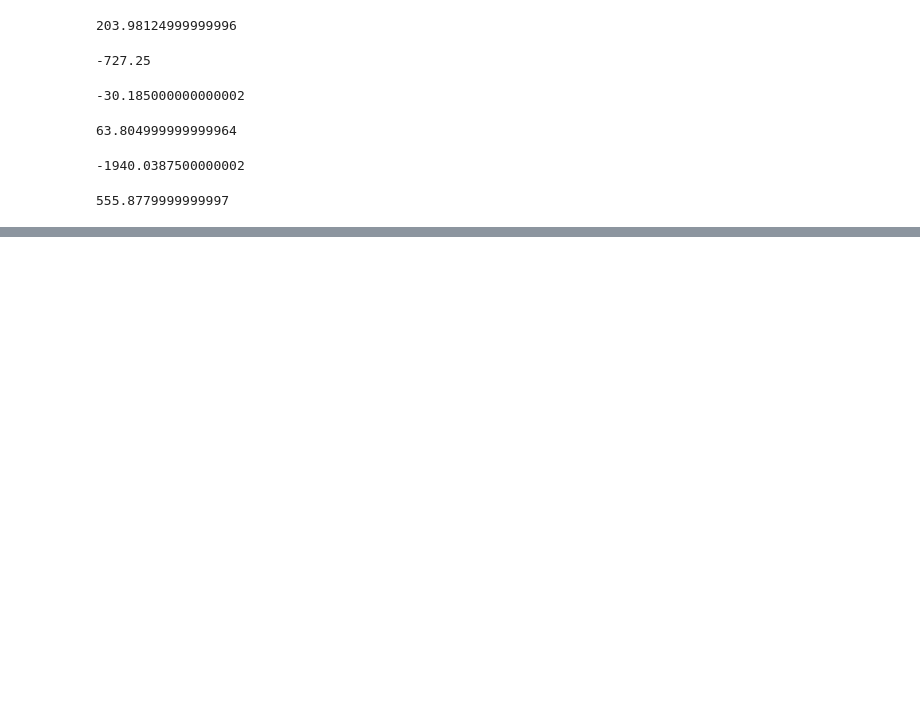
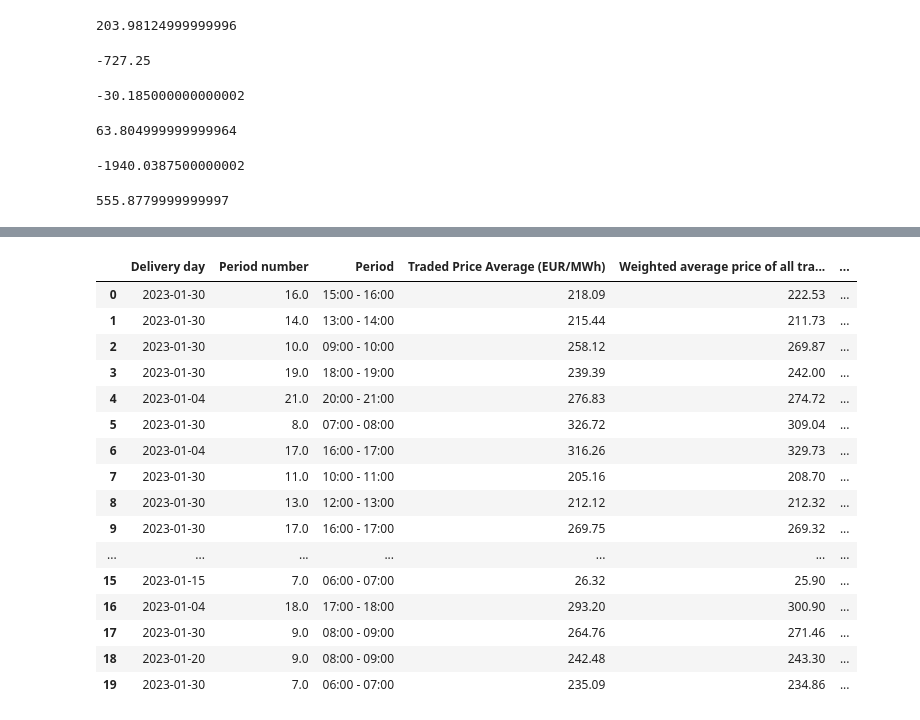
Before and after one commit to tomektom10/dataScienceBootCamp, a Jupyter notebook: ENERGIA_anal_szczegolowe.ipynb, the cells around one changed output, grey strips where cells are left out. Saved outputs shown, nothing was run; the diff lists cells and outputs as text; code cells hidden in the pictures; blank space fills up the shorter version.

```diff
--- a/ENERGIA_anal_szczegolowe.ipynb
+++ b/ENERGIA_anal_szczegolowe.ipynb
@@ -120,0 +163,6 @@ total_profit_loss
+# %%
+# Creating a new DataFrame where 'Bilans' is greater than 'Price SK'
+df_bilans_greater_than_price_sk = df_january[df_january['Bilans'] > df_january['Price SK (EUR/MWh)']]
+
+df_bilans_greater_than_price_sk.reset_index(drop=True, inplace=True)
+df_bilans_greater_than_price_sk
@@ -120,0 +183,8 @@ total_profit_loss
+# %%
+# Re-calculating the profit or loss with the correct interpretation
+# When selling at 'Price SK' and buying back at 'Bilans', the profit or loss is calculated as:
+# Profit or Loss = Price SK - Bilans
+
+df_bilans_greater_than_price_sk['Profit_loss_od_szorta'] = df_bilans_greater_than_price_sk['Price SK (EUR/MWh)'] - df_bilans_greater_than_price_sk['Bilans']
+
+df_bilans_greater_than_price_sk
@@ -120,0 +210,26 @@ total_profit_loss
+# %%
+
+# Finding the 10 largest losses (smallest Profit_Loss values)
+largest_losses = df_bilans_greater_than_price_sk.nlargest(20, 'Profit_Loss')
+
+largest_losses.reset_index(drop=True, inplace=True)
+largest_losses
+######## NAJWIKESZKE STRATY W STYCZNIU 2023 OD SZORTA.....
+# %% [output]
+|  | Delivery day | Period number | Period | Traded Price Average (EUR/MWh) | Weighted average price of all tra... | ... |
+| 0 | 2023-01-30 | 16.0 | 15:00 - 16:00 | 218.09 | 222.53 | ... |
+| 1 | 2023-01-30 | 14.0 | 13:00 - 14:00 | 215.44 | 211.73 | ... |
+| 2 | 2023-01-30 | 10.0 | 09:00 - 10:00 | 258.12 | 269.87 | ... |
+| 3 | 2023-01-30 | 19.0 | 18:00 - 19:00 | 239.39 | 242.00 | ... |
+| 4 | 2023-01-04 | 21.0 | 20:00 - 21:00 | 276.83 | 274.72 | ... |
+| 5 | 2023-01-30 | 8.0 | 07:00 - 08:00 | 326.72 | 309.04 | ... |
+| 6 | 2023-01-04 | 17.0 | 16:00 - 17:00 | 316.26 | 329.73 | ... |
+| 7 | 2023-01-30 | 11.0 | 10:00 - 11:00 | 205.16 | 208.70 | ... |
+| 8 | 2023-01-30 | 13.0 | 12:00 - 13:00 | 212.12 | 212.32 | ... |
+| 9 | 2023-01-30 | 17.0 | 16:00 - 17:00 | 269.75 | 269.32 | ... |
+| ... | ... | ... | ... | ... | ... | ... |
+| 15 | 2023-01-15 | 7.0 | 06:00 - 07:00 | 26.32 | 25.90 | ... |
+| 16 | 2023-01-04 | 18.0 | 17:00 - 18:00 | 293.20 | 300.90 | ... |
+| 17 | 2023-01-30 | 9.0 | 08:00 - 09:00 | 264.76 | 271.46 | ... |
+| 18 | 2023-01-20 | 9.0 | 08:00 - 09:00 | 242.48 | 243.30 | ... |
+| 19 | 2023-01-30 | 7.0 | 06:00 - 07:00 | 235.09 | 234.86 | ... |
```
Also changed, not shown: parts of 7 cells of this notebook.
